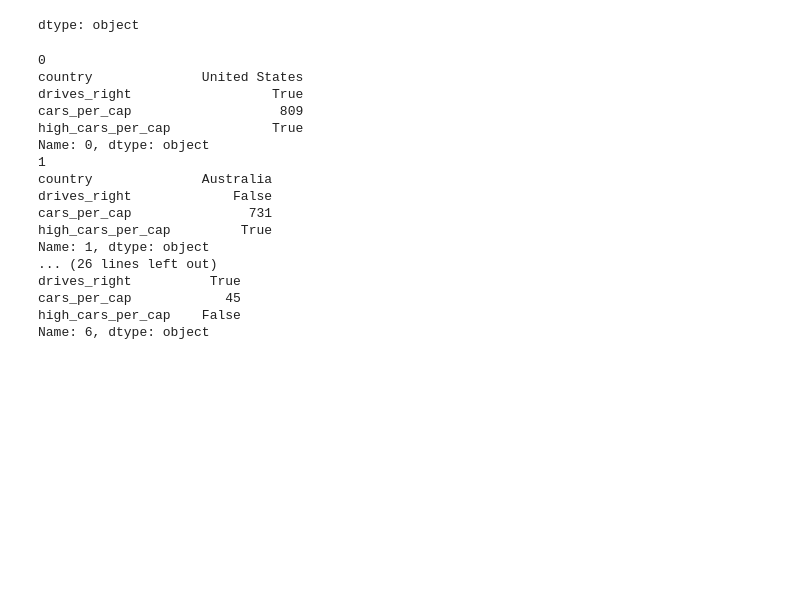
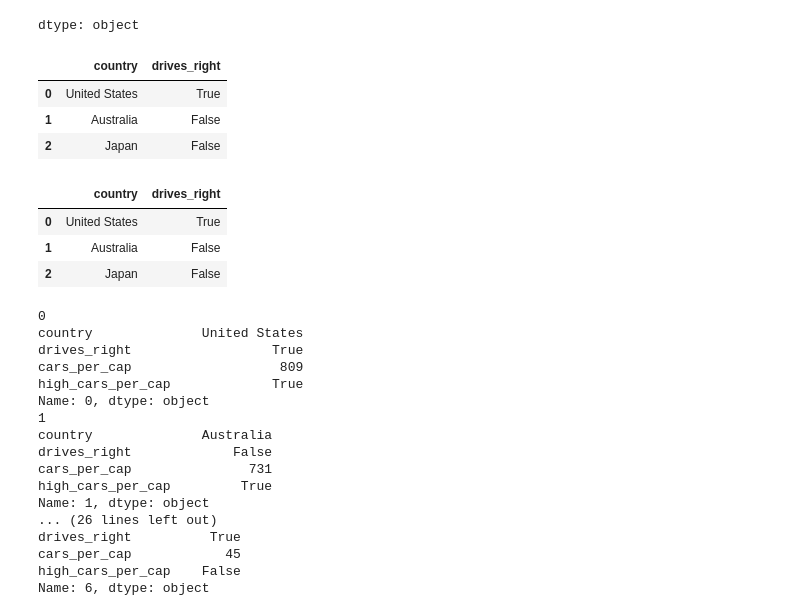
Before and after one commit to HarisJafri-xcode/Data-Analyst-in-Python, a Jupyter notebook: Intermediate-Python/Loops.ipynb, the cells around one changed output. Saved outputs shown, nothing was run; the diff lists cells and outputs as text; code cells hidden in the pictures; blank space fills up the shorter version.

Commit message:
Added Two Columns .loc and .iloc difference

```diff
--- a/Intermediate-Python/Loops.ipynb
+++ b/Intermediate-Python/Loops.ipynb
@@ -212,6 +212,22 @@ cars_df.loc[0:2, "country"]
 | 1 | Australia |
 | 2 | Japan |
 dtype: object
+# %%
+# Using .iloc to extract first three rows of country and drives_right column
+cars_df[["country","drives_right"]].iloc[0:3]
+# %% [output]
+|  | country | drives_right |
+| 0 | United States | True |
+| 1 | Australia | False |
+| 2 | Japan | False |
+# %%
+# Using .loc to extract first three rows of country and drives_right column
+cars_df.loc[0:2, ["country","drives_right"]]
+# %% [output]
+|  | country | drives_right |
+| 0 | United States | True |
+| 1 | Australia | False |
+| 2 | Japan | False |
 # %%
 # iterating over each row individually
 for index, row in cars_df.iterrows():
```
Also changed, not shown: parts of 1 cell of this notebook.
